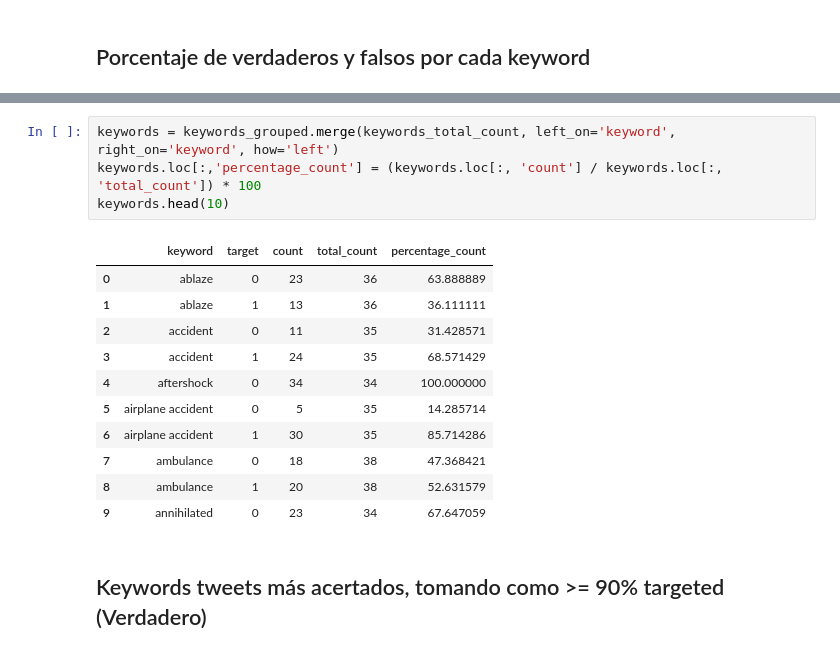
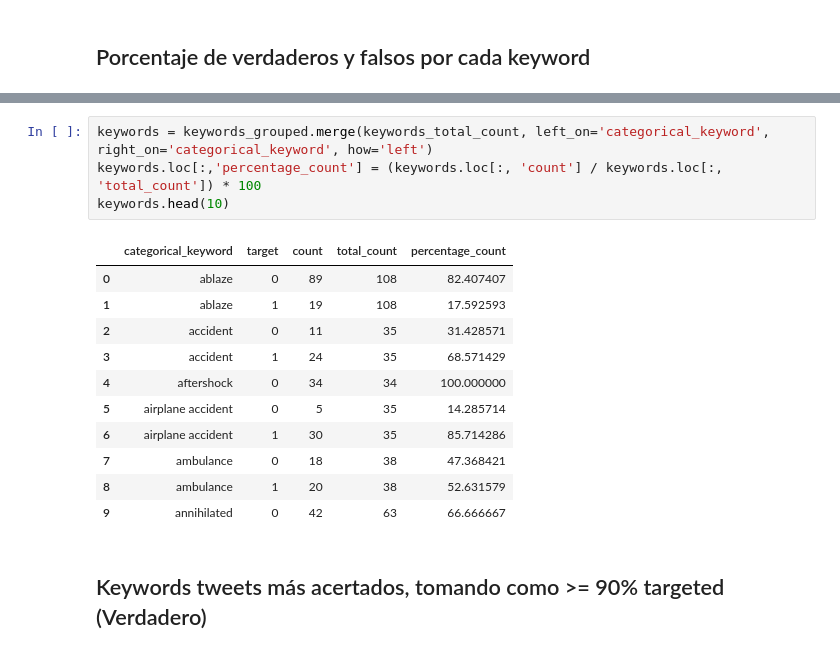
Before and after one commit to danielacarrero/orga-datos, a Jupyter notebook: TP1/analysis.ipynb, the cells around one changed output, grey strips where cells are left out. Saved outputs shown, nothing was run; the diff lists cells and outputs as text.

```diff
--- a/TP1/analysis.ipynb
+++ b/TP1/analysis.ipynb
@@ -202,11 +202,11 @@ keywords_total_count.head(10)
 # %%
-keywords = keywords_grouped.merge(keywords_total_count, left_on='keyword', right_on='keyword', how='left')
+keywords = keywords_grouped.merge(keywords_total_count, left_on='categorical_keyword', right_on='categorical_keyword', how='left')
 keywords.loc[:,'percentage_count'] = (keywords.loc[:, 'count'] / keywords.loc[:, 'total_count']) * 100
 keywords.head(10)
 # %% [output]
-|  | keyword | target | count | total_count | percentage_count |
-| 0 | ablaze | 0 | 23 | 36 | 63.888889 |
-| 1 | ablaze | 1 | 13 | 36 | 36.111111 |
+|  | categorical_keyword | target | count | total_count | percentage_count |
+| 0 | ablaze | 0 | 89 | 108 | 82.407407 |
+| 1 | ablaze | 1 | 19 | 108 | 17.592593 |
 | 2 | accident | 0 | 11 | 35 | 31.428571 |
 | 3 | accident | 1 | 24 | 35 | 68.571429 |
 | 4 | aftershock | 0 | 34 | 34 | 100.000000 |
@@ -214,7 +214,7 @@ keywords.head(10)
 | 6 | airplane accident | 1 | 30 | 35 | 85.714286 |
 | 7 | ambulance | 0 | 18 | 38 | 47.368421 |
 | 8 | ambulance | 1 | 20 | 38 | 52.631579 |
-| 9 | annihilated | 0 | 23 | 34 | 67.647059 |
+| 9 | annihilated | 0 | 42 | 63 | 66.666667 |
 # %% [markdown]
 ## Keywords tweets más acertados, tomando como >= 90% targeted (Verdadero)
 # %%
```
Also changed, not shown: parts of 9 cells of this notebook.
